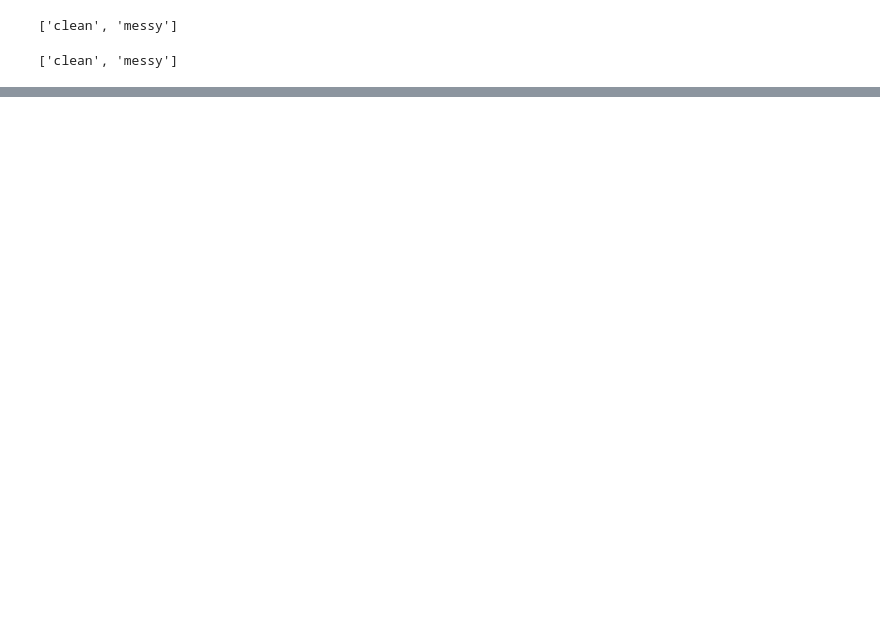
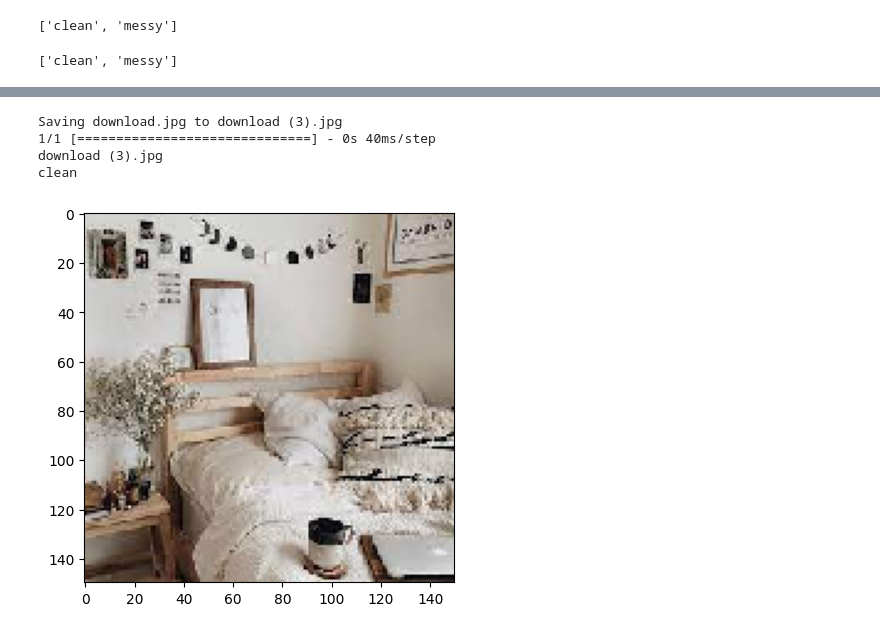
Before and after one commit to miaamelia12/image-classification, a Jupyter notebook: image_classification.ipynb, the cells around one changed output, grey strips where cells are left out. Saved outputs shown, nothing was run; the diff lists cells and outputs as text; code cells hidden in the pictures; blank space fills up the shorter version.

```diff
--- a/image_classification.ipynb
+++ b/image_classification.ipynb
@@ -42,0 +105,14 @@ os.listdir('/tmp/images/val')
+# %%
+# compile model dengan 'adam' optimizer loss function 'binary_crossentropy'
+model.compile(loss='binary_crossentropy',
+              optimizer=tf.optimizers.Adam(),
+              metrics=['accuracy'])
+# %%
+# latih model dengan model.fit
+model.fit(
+      train_generator,
+      steps_per_epoch=35, # berapa batch yang akan dieksekusi pada setiap epoch
+      epochs=30, # tambahkan epochs jika akurasi model belum optimal
+      validation_data=validation_generator, # menampilkan akurasi pengujian data validasi
+      validation_steps=5, # berapa batch yang akan dieksekusi pada setiap epoch
+      verbose=2)
@@ -42,0 +138,28 @@ os.listdir('/tmp/images/val')
+# %%
+import numpy as np
+from google.colab import files
+from tensorflow.keras.preprocessing import image
+import matplotlib.pyplot as plt
+import matplotlib.image as mping
+%matplotlib inline
+
+uploaded = files.upload()
+
+for fn in uploaded.keys():
+
+  # predicting images
+  path = fn
+  img = image.load_img(path, target_size=(150,150))
+
+  imgplot = plt.imshow(img)
+  x = image.img_to_array(img)
+  x = np.expand_dims(x, axis=0)
+  images = np.vstack([x])
+
+  classes = model.predict(images, batch_size=10)
+  print(fn)
+  if classes==0:
+    print('clean')
+  else:
+    print('messy')
+# %% [output]
@@ -42,0 +167,5 @@ os.listdir('/tmp/images/val')
+Saving download.jpg to download (3).jpg
+1/1 [==============================] - 0s 40ms/step
+download (3).jpg
+clean
+[figure, added]
```
Also changed, not shown: parts of 7 cells of this notebook.
